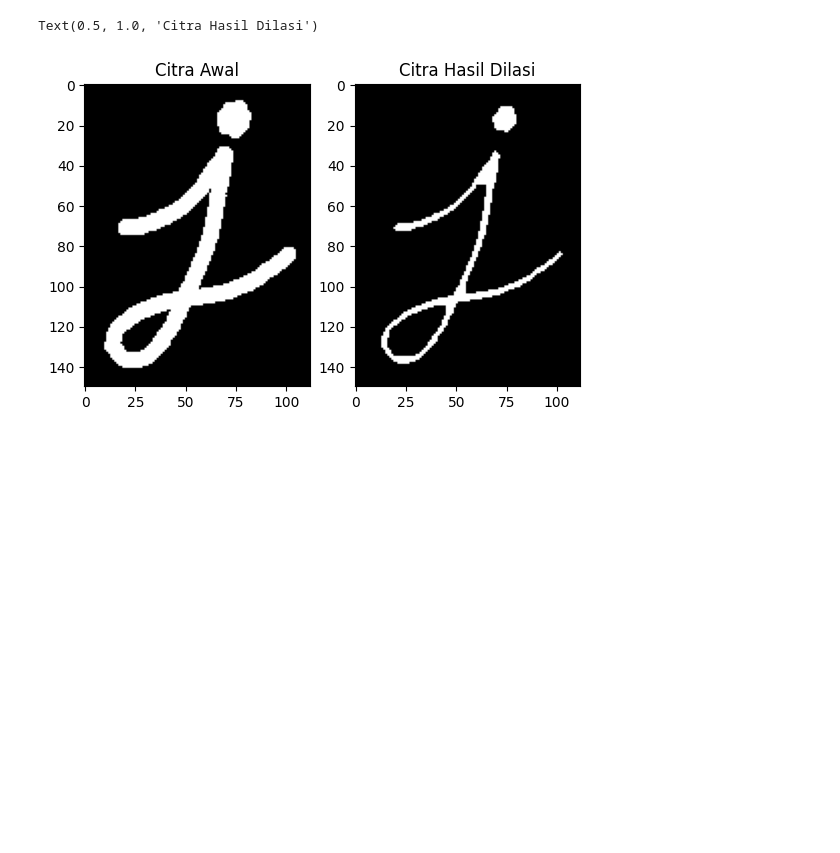
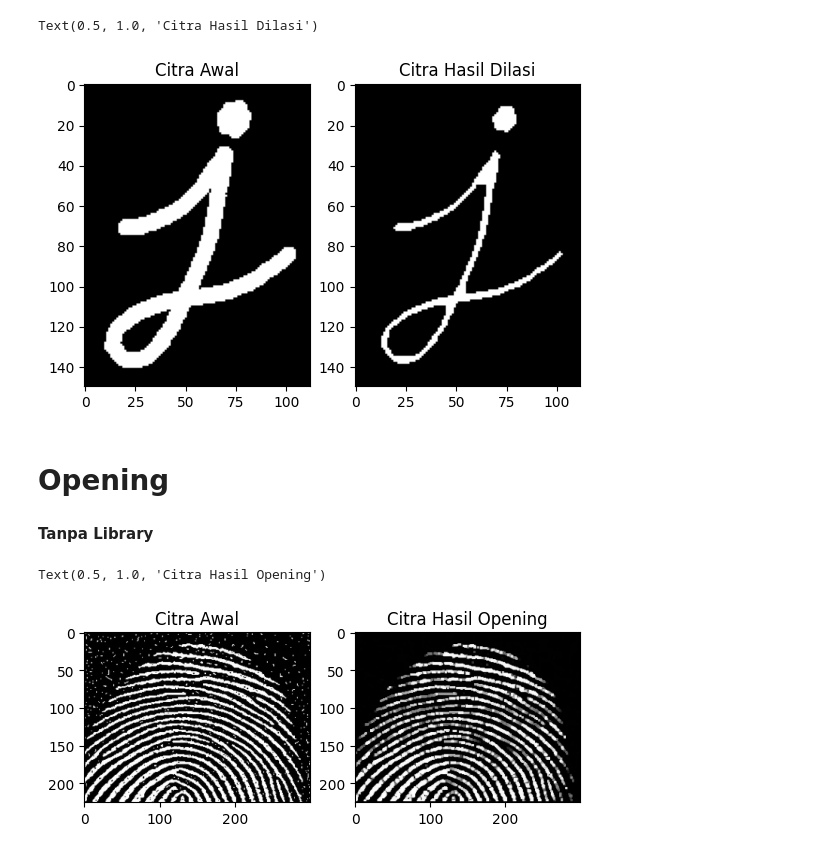
Before and after one commit to K2FA/PCVK_Genap_2021, a Jupyter notebook: Week9.ipynb, the cells around one changed output. Drawn from its saved outputs; the diff is of its cells as text; code cells hidden in the pictures; blank space fills up the shorter version.

Commit message:
Opening

```diff
--- a/Week9.ipynb
+++ b/Week9.ipynb
@@ -10,7 +10,8 @@ import cv2 as cv
 import numpy as np
 from matplotlib import pyplot as plt
 # %%
-def dilasi (img, w):
+# function dilasi Cross
+def func_dilasi (img, w):
   m, n = img.shape
 
   imgDilasi= np.zeros((m, n), dtype=np.uint8)
@@ -26,12 +27,15 @@ def dilasi (img, w):
 
   return imgDilasi
 
+# Read Image
 morphology = cv.imread('/content/drive/MyDrive/PCVK/09/morphology.png',0)
-w = 3
+
+# Kernel
+j = 3
 
 plt.subplot(121),plt.imshow(morphology, cmap = 'gray')
 plt.title('Citra Awal')
-plt.subplot(122),plt.imshow(dilasi(morphology, w), cmap = 'gray')
+plt.subplot(122),plt.imshow(func_dilasi(morphology, j), cmap = 'gray')
 plt.title('Citra Hasil Dilasi')
 # %% [output]
 Text(0.5, 1.0, 'Citra Hasil Dilasi')
@@ -54,7 +63,8 @@ plt.title('Citra Hasil Dilasi')
 Text(0.5, 1.0, 'Citra Hasil Dilasi')
 [figure]
 # %%
-def erosi (img, w):
+# Function Erosi Square
+def func_erosi (img, w):
   m, n = img.shape
 
   kernel3 = np.ones((w,w), dtype=np.uint8)
@@ -70,12 +80,15 @@ def erosi (img, w):
 
   return imgErosi
 
+# Read Image
 huruf1 = cv.imread('/content/drive/MyDrive/PCVK/09/j.png',0)
+
+# Kernel
 k = 5
 
 plt.subplot(121),plt.imshow(huruf1, cmap = 'gray')
 plt.title('Citra Awal')
-plt.subplot(122),plt.imshow(erosi(huruf1, k), cmap = 'gray')
+plt.subplot(122),plt.imshow(func_erosi(huruf1, k), cmap = 'gray')
 plt.title('Citra Hasil Dilasi')
 # %% [output]
 Text(0.5, 1.0, 'Citra Hasil Dilasi')
@@ -93,3 +110,44 @@ plt.title('Citra Hasil Dilasi')
 # %% [output]
 Text(0.5, 1.0, 'Citra Hasil Dilasi')
 [figure]
+# %% [markdown]
+# Opening
+# %% [markdown]
+**Tanpa Library**
+# %%
+# Function Dilasi Square
+def func_dilasi_square (img, w):
+  m, n = img.shape
+
+  imgDilasi= np.zeros((m, n), dtype=np.uint8)
+
+  kernel = np.ones((w,w),np.uint8)
+  constant = (w-1) // 2
+
+  for i in range(constant, m-constant):
+      for j in range(constant, n-constant):
+          temp = img[i-constant:i+constant+1, j-constant:j+constant+1]
+          product = temp * kernel
+          imgDilasi[i,j] = np.max(product)
+
+  return imgDilasi
+
+# read IMG
+fingerprint = cv.imread('/content/drive/MyDrive/PCVK/09/fingerprint.png',0)
+
+# kernel
+l = 3
+
+# operasi erosi
+opening_erosi = func_erosi(fingerprint, l)
+
+# operasi dilasi
+opening_dilasi = func_dilasi_square(opening_erosi,l)
+
+plt.subplot(121),plt.imshow(fingerprint, cmap = 'gray')
+plt.title('Citra Awal')
+plt.subplot(122),plt.imshow(opening_dilasi, cmap = 'gray')
+plt.title('Citra Hasil Opening')
+# %% [output]
+Text(0.5, 1.0, 'Citra Hasil Opening')
+[figure, added]
```
Also changed, not shown: parts of 5 cells of this notebook.
